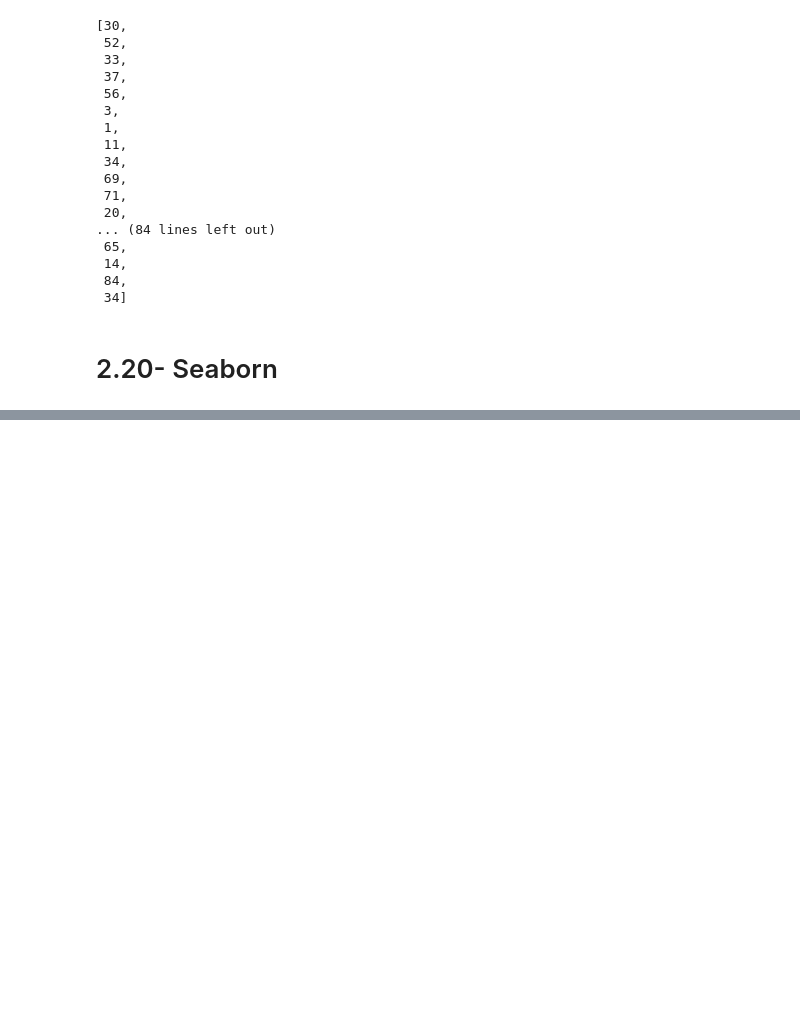
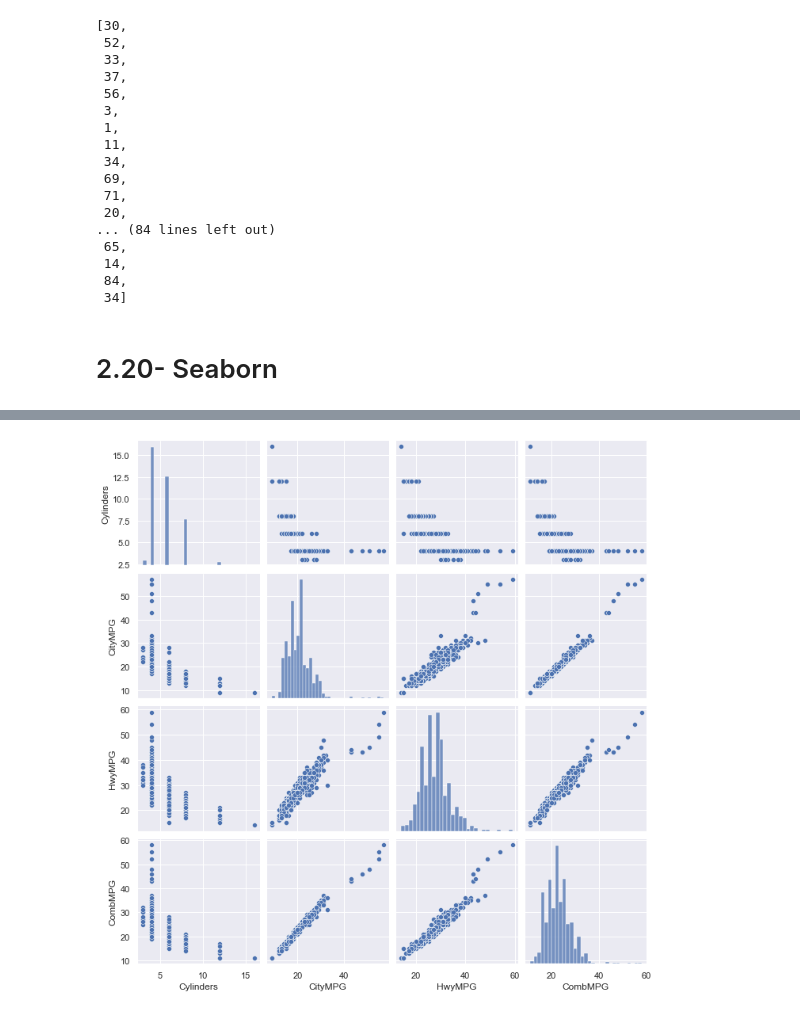
Before and after one commit to Ozxahmed/ML_DS_DL_Udemy_Course, a Jupyter notebook: s2_statistics_probability_refresher.ipynb, the cells around one changed output, grey strips where cells are left out. Cells and saved outputs as stored; diff of their text form; code cells hidden in the pictures; blank space fills up the shorter version.

```diff
--- a/s2_statistics_probability_refresher.ipynb
+++ b/s2_statistics_probability_refresher.ipynb
@@ -544,0 +589,3 @@ age
+# %%
+df2 = df[['Cylinders', 'CityMPG', 'HwyMPG', 'CombMPG']]
+df2.head()
@@ -544,0 +599,4 @@ age
+# %%
+sns.pairplot(df2, height=2.5);
+# %% [output]
+[figure, added]
```
Also changed, not shown: parts of 16 cells of this notebook.
